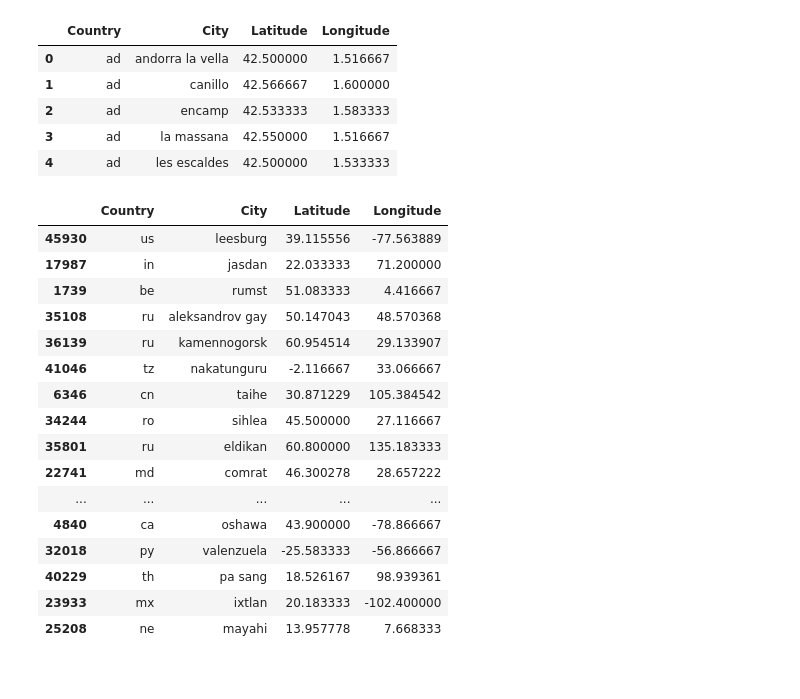
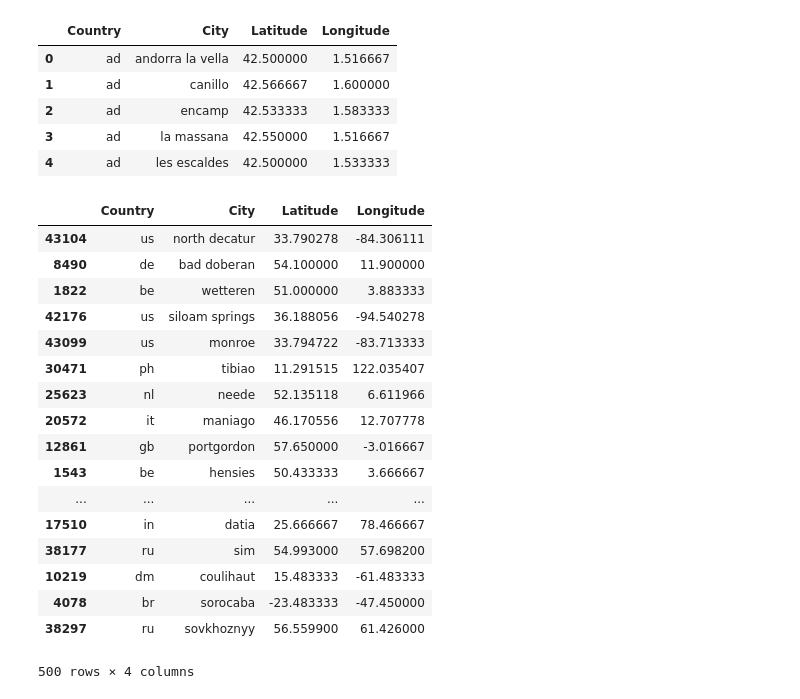
Before and after one commit to ENPlummer/WeatherPy, a Jupyter notebook: WeatherPy.ipynb, the cells around one changed output. Cells and saved outputs as stored; diff of their text form; code cells hidden in the pictures.

```diff
--- a/WeatherPy.ipynb
+++ b/WeatherPy.ipynb
@@ -25,31 +26,32 @@ world_data.head()
 | 3 | ad | la massana | 42.550000 | 1.516667 |
 | 4 | ad | les escaldes | 42.500000 | 1.533333 |
 # %%
-# Randomly select 25 cities for weather data.
+# Randomly select 500 cities for weather data.
 
-selected_cities = world_data.sample(n=25)
+selected_cities = world_data.sample(n=500)
 
 #Visualize the selected cities DataFrame.
 
 selected_cities
 # %% [output]
 |  | Country | City | Latitude | Longitude |
-| 45930 | us | leesburg | 39.115556 | -77.563889 |
-| 17987 | in | jasdan | 22.033333 | 71.200000 |
-| 1739 | be | rumst | 51.083333 | 4.416667 |
-| 35108 | ru | aleksandrov gay | 50.147043 | 48.570368 |
-| 36139 | ru | kamennogorsk | 60.954514 | 29.133907 |
-| 41046 | tz | nakatunguru | -2.116667 | 33.066667 |
-| 6346 | cn | taihe | 30.871229 | 105.384542 |
-| 34244 | ro | sihlea | 45.500000 | 27.116667 |
-| 35801 | ru | eldikan | 60.800000 | 135.183333 |
-| 22741 | md | comrat | 46.300278 | 28.657222 |
+| 43104 | us | north decatur | 33.790278 | -84.306111 |
+| 8490 | de | bad doberan | 54.100000 | 11.900000 |
+| 1822 | be | wetteren | 51.000000 | 3.883333 |
+| 42176 | us | siloam springs | 36.188056 | -94.540278 |
+| 43099 | us | monroe | 33.794722 | -83.713333 |
+| 30471 | ph | tibiao | 11.291515 | 122.035407 |
+| 25623 | nl | neede | 52.135118 | 6.611966 |
+| 20572 | it | maniago | 46.170556 | 12.707778 |
+| 12861 | gb | portgordon | 57.650000 | -3.016667 |
+| 1543 | be | hensies | 50.433333 | 3.666667 |
 | ... | ... | ... | ... | ... |
-| 4840 | ca | oshawa | 43.900000 | -78.866667 |
-| 32018 | py | valenzuela | -25.583333 | -56.866667 |
-| 40229 | th | pa sang | 18.526167 | 98.939361 |
-| 23933 | mx | ixtlan | 20.183333 | -102.400000 |
-| 25208 | ne | mayahi | 13.957778 | 7.668333 |
+| 17510 | in | datia | 25.666667 | 78.466667 |
+| 38177 | ru | sim | 54.993000 | 57.698200 |
+| 10219 | dm | coulihaut | 15.483333 | -61.483333 |
+| 4078 | br | sorocaba | -23.483333 | -47.450000 |
+| 38297 | ru | sovkhoznyy | 56.559900 | 61.426000 |
+500 rows × 4 columns
 # %%
 #Counter
 
```
Also changed, not shown: parts of 9 cells of this notebook, 11 other files.
